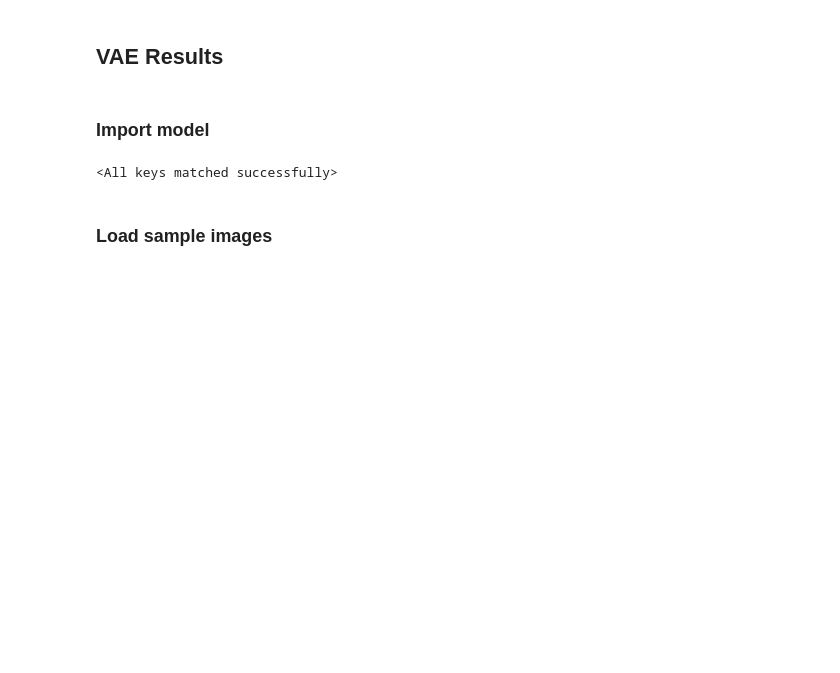
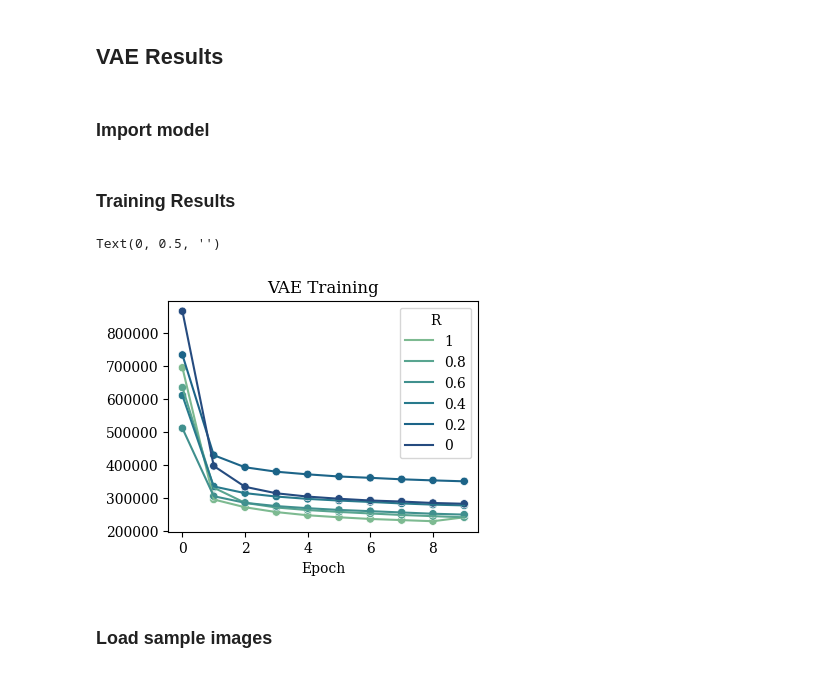
Before and after one commit to JuanGonzalezU/CheXBias, a Jupyter notebook: notebooks/vae.ipynb, the cells around one changed output. Drawn from its saved outputs; the diff is of its cells as text; code cells hidden in the pictures; blank space fills up the shorter version.

```diff
--- a/notebooks/vae.ipynb
+++ b/notebooks/vae.ipynb
@@ -23,13 +23,35 @@ device = torch.device('cuda:1')
 # Move the entire process to the specified GPU
 torch.cuda.set_device(device)
 
-# Instantiate the VAE
-vae = AdaptableVAE(input_channels=1, latent_size=2*64, input_size=224).to(device)
+# Array with all VAE
+all_vae = []
 
-# Load pre-trained weights
-vae.load_state_dict(torch.load('/home/juandres/aml/CheXBias/models/VAE/test4.pth', map_location={'cuda:0': 'cuda:1'}))
+# Iterate over all models
+for sex_group in [0,20,40,60,80,100]:
+
+    # Instantiate the VAE
+    vae = AdaptableVAE(input_channels=1, latent_size=2*64, input_size=224).to(device)
+
+    # Load pre-trained weights
+    vae.load_state_dict(torch.load(f'/home/juandres/aml/CheXBias/models/Experiment_2/sex/female_{sex_group}/best_vae.pth', map_location={'cuda:0': 'cuda:1'}))
+
+    all_vae.append(vae)
-# %% [output]
-<All keys matched successfully>
+# %% [markdown]
+### Training Results
+# %%
+plt.rcParams["font.family"] = "Serif"
+tr = pd.read_csv('/home/juandres/aml/CheXBias/reports/VAE/vae_training.csv',delimiter=';').set_index('Epoch')
+tr = tr.melt()
+tr['Epoch'] = [i % 10 for i in range(60)]
+tr.rename(columns={'variable': 'R'}, inplace=True)
+
+fig = plt.figure(figsize=(4,3))
+sns.lineplot(data = tr, x = 'Epoch',y = 'value',hue = 'R',palette='crest')
+sns.scatterplot(data = tr, x = 'Epoch',y = 'value',hue = 'R',palette='crest',legend=False).set_title('VAE Training')
+plt.ylabel('')
+# %% [output]
+Text(0, 0.5, '')
+[figure, added]
 # %% [markdown]
 ### Load sample images
 # %%
```
Also changed, not shown: parts of 15 cells of this notebook, 5 other files.
